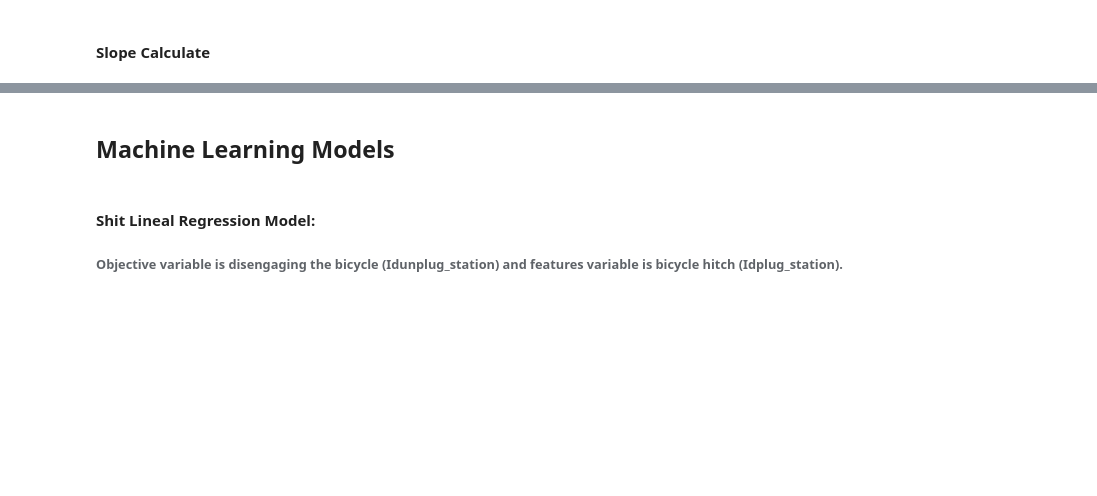
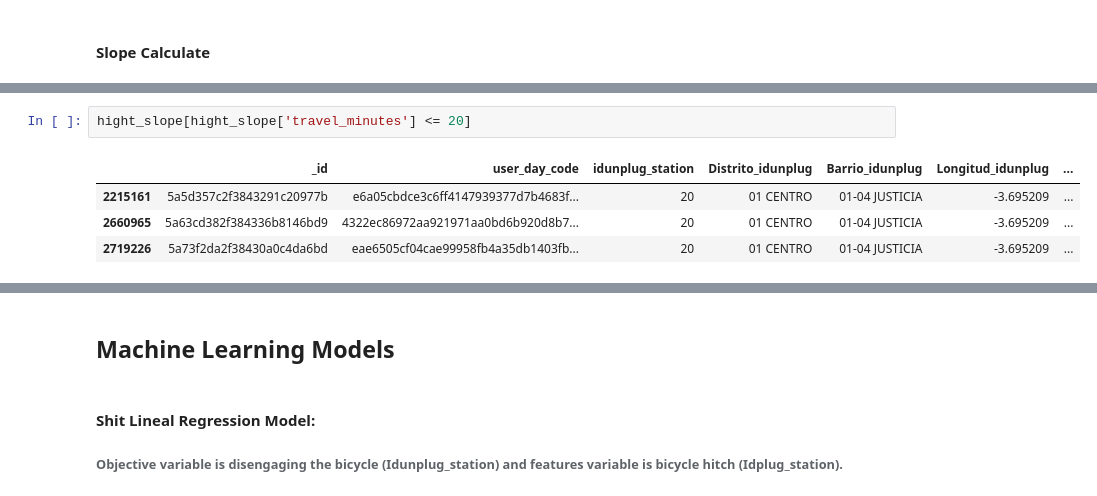
Before and after one commit to rasoco/Master_Data_Science, a Jupyter notebook: TFM/BiciMadProject.ipynb, the cells around one changed output, grey strips where cells are left out. Saved outputs shown, nothing was run; the diff lists cells and outputs as text; blank space fills up the shorter version.

```diff
--- a/TFM/BiciMadProject.ipynb
+++ b/TFM/BiciMadProject.ipynb
@@ -1448,0 +1479,7 @@ ZeroDivisionError: ignored
+# %%
+hight_slope[hight_slope['travel_minutes'] <= 20]
+# %% [output]
+|  | _id | user_day_code | idunplug_station | Distrito_idunplug | Barrio_idunplug | Longitud_idunplug | ... |
+| 2215161 | 5a5d357c2f3843291c20977b | e6a05cbdce3c6ff4147939377d7b4683f... | 20 | 01 CENTRO | 01-04 JUSTICIA | -3.695209 | ... |
+| 2660965 | 5a63cd382f384336b8146bd9 | 4322ec86972aa921971aa0bd6b920d8b7... | 20 | 01 CENTRO | 01-04 JUSTICIA | -3.695209 | ... |
+| 2719226 | 5a73f2da2f38430a0c4da6bd | eae6505cf04cae99958fb4a35db1403fb... | 20 | 01 CENTRO | 01-04 JUSTICIA | -3.695209 | ... |
```
Also changed, not shown: parts of 20 cells of this notebook.
